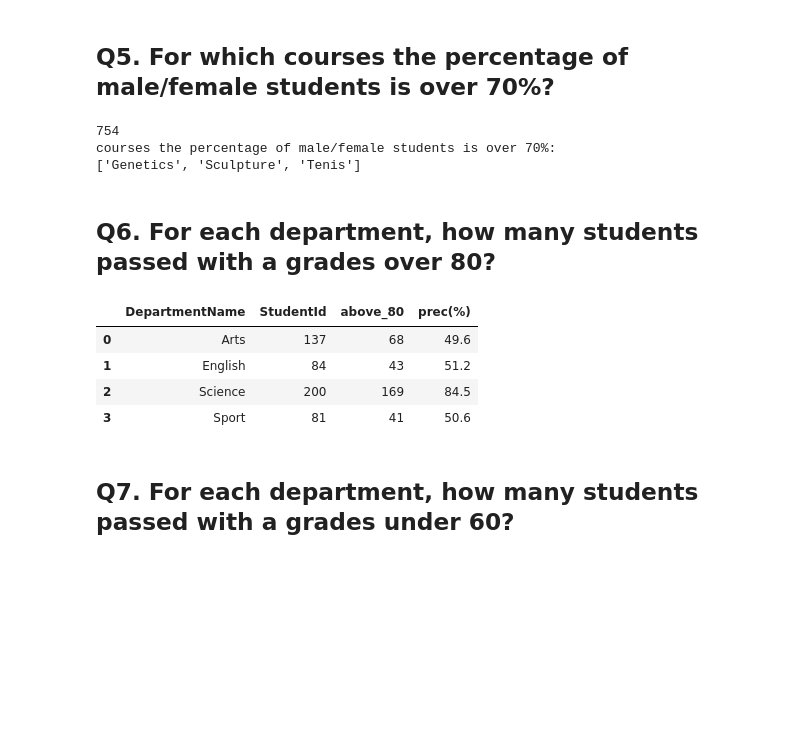
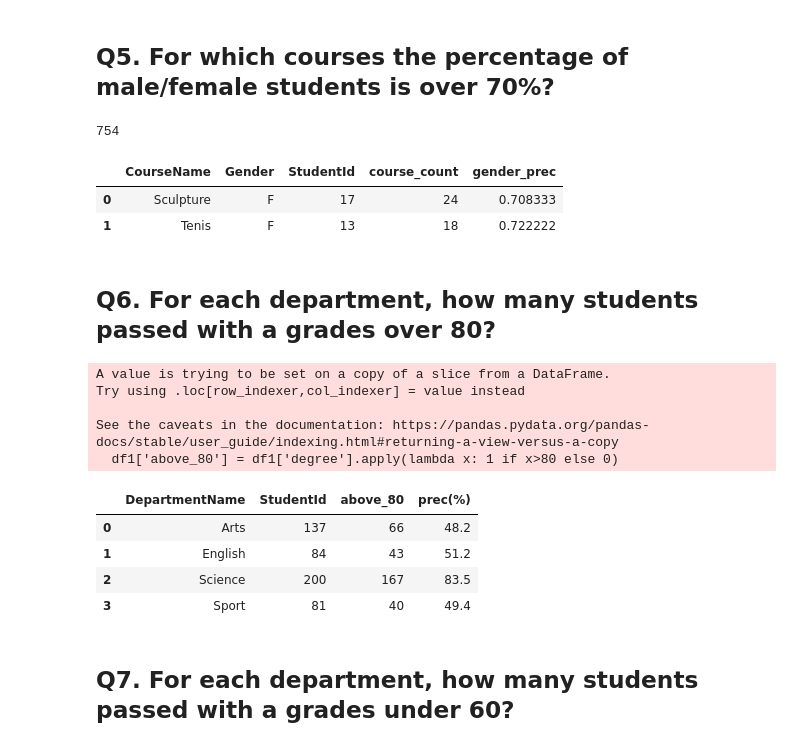
Before and after one commit to adiva5389/DataScience, a Jupyter notebook: python/Python-collegedb-hw.ipynb, the cells around one changed output. Cells and saved outputs as stored; diff of their text form; code cells hidden in the pictures; blank space fills up the shorter version.

```diff
--- a/python/Python-collegedb-hw.ipynb
+++ b/python/Python-collegedb-hw.ipynb
@@ -122,36 +118,38 @@ course_gb = df.groupby(by=['CourseName','Gender'])['StudentId'].count().reset_in
 course_gb = pd.merge(course_gb,courses_count_df,on='CourseName', how='left')
 course_gb['gender_prec'] = course_gb.apply(lambda x: (x['StudentId']/x['course_count']),axis=1)
 over_gender_prec = course_gb[course_gb['gender_prec']>0.7].reset_index(drop=True)
-over_gender_prec.head(3)
-
-courses = list(over_gender_prec['CourseName'])
-print("courses the percentage of male/female students is over 70%:")
-print(courses)
+over_gender_prec
 # %% [output]
 754
-courses the percentage of male/female students is over 70%:
-['Genetics', 'Sculpture', 'Tenis']
+|  | CourseName | Gender | StudentId | course_count | gender_prec |
+| 0 | Sculpture | F | 17 | 24 | 0.708333 |
+| 1 | Tenis | F | 13 | 18 | 0.722222 |
 # %% [markdown]
 ## Q6. For each department, how many students passed with a grades over 80?
 # %%
 
 df = df.dropna()
 
-df = df.sort_values(by='degree', ascending=False).reset_index(drop=True)
-df = df.drop_duplicates(subset=['CourseId','StudentId'], keep='first')
+df1 = df.sort_values(by='degree', ascending=False).reset_index(drop=True)
+df1 =df.drop_duplicates(subset=['CourseId','StudentId'], keep='first')
 
-df['above_80'] = df['degree'].apply(lambda x: 1 if x>80 else 0)
+df1['above_80'] = df1['degree'].apply(lambda x: 1 if x>80 else 0)
 
-gb_df = df.groupby(by='DepartmentName').agg({'StudentId':'nunique','above_80':'sum'}).reset_index()
+gb_df = df1.groupby(by='DepartmentName').agg({'StudentId':'nunique','above_80':'sum'}).reset_index()
 
 gb_df['prec(%)'] = gb_df.apply(lambda x: round((x['above_80']/x['StudentId'])*100,1),axis=1)
 gb_df
 # %% [output]
+A value is trying to be set on a copy of a slice from a DataFrame.
+Try using .loc[row_indexer,col_indexer] = value instead
+
+See the caveats in the documentation: https://pandas.pydata.org/pandas-docs/stable/user_guide/indexing.html#returning-a-view-versus-a-copy
+  df1['above_80'] = df1['degree'].apply(lambda x: 1 if x>80 else 0)
 |  | DepartmentName | StudentId | above_80 | prec(%) |
-| 0 | Arts | 137 | 68 | 49.6 |
+| 0 | Arts | 137 | 66 | 48.2 |
 | 1 | English | 84 | 43 | 51.2 |
-| 2 | Science | 200 | 169 | 84.5 |
-| 3 | Sport | 81 | 41 | 50.6 |
+| 2 | Science | 200 | 167 | 83.5 |
+| 3 | Sport | 81 | 40 | 49.4 |
 # %% [markdown]
 ## Q7. For each department, how many students passed with a grades under 60?
 # %%
```
Also changed, not shown: parts of 5 cells of this notebook.
